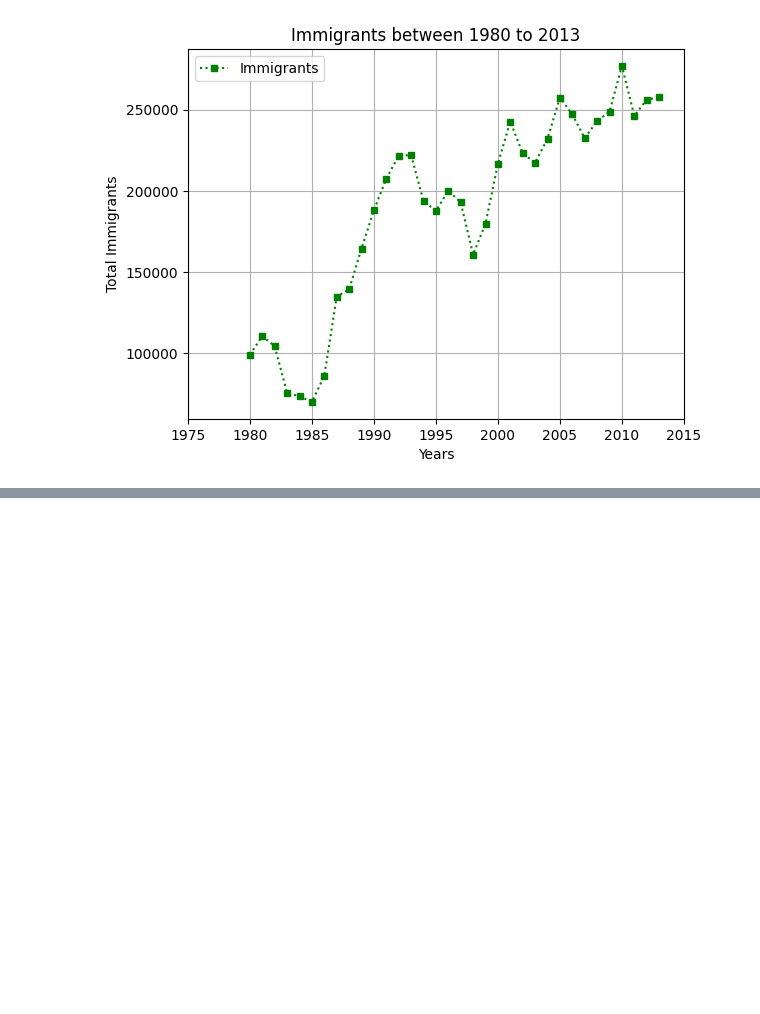
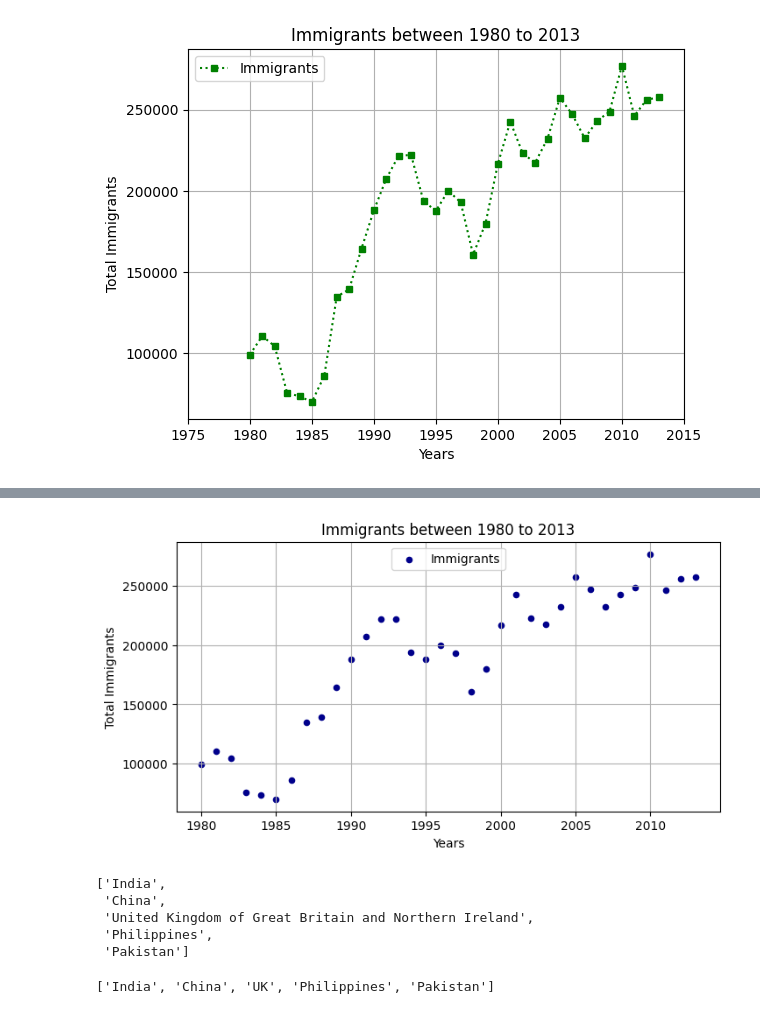
Before and after one commit to jihyeon26/data_analyze_project1, a Jupyter notebook: dataScience_ibm/visualization/4. matplotlib_3.ipynb, the cells around one changed output, grey strips where cells are left out. Cells and saved outputs as stored; diff of their text form; code cells hidden in the pictures; blank space fills up the shorter version.

```diff
--- a/dataScience_ibm/visualization/4. matplotlib_3.ipynb
+++ b/dataScience_ibm/visualization/4. matplotlib_3.ipynb
@@ -160,0 +184,51 @@ plt.show()
+# %%
+#Create figure and axes
+fig, ax = plt.subplots(figsize=(8, 4))
+
+total_immigrants.index = total_immigrants.index.map(int)
+
+# Customizing Scatter Plot
+ax.scatter(total_immigrants.index, total_immigrants,
+           marker='o', #setting up the markers
+           s = 20, #setting up the size of the markers
+           color='darkblue')#the color for the marker
+
+#add title
+plt.title('Immigrants between 1980 to 2013')
+#add labels
+plt.xlabel('Years')
+plt.ylabel('Total Immigrants')
+#including grid
+plt.grid(True)
+
+#Legend at upper center of the figure
+ax.legend(["Immigrants"], loc='upper center')
+
+#Display the plot
+plt.show()
+# %% [output]
+[figure, added]
+# %%
+#Sorting the dataframe on 'Total' in descending order
+df_can.sort_values(['Total'], ascending=False, axis=0, inplace=True)
+
+# get the top 5 entries with head function
+df_top5 = df_can.head()
+
+#resetting the index back to original way
+df_bar_5=df_top5.reset_index()
+
+#Creating alist of names of the top 5 countries
+label=list(df_bar_5.Country)
+label
+# %% [output]
+['India',
+ 'China',
+ 'United Kingdom of Great Britain and Northern Ireland',
+ 'Philippines',
+ 'Pakistan']
+# %%
+label[2]='UK'
+label
+# %% [output]
+['India', 'China', 'UK', 'Philippines', 'Pakistan']
```
Also changed, not shown: parts of 12 cells of this notebook.
